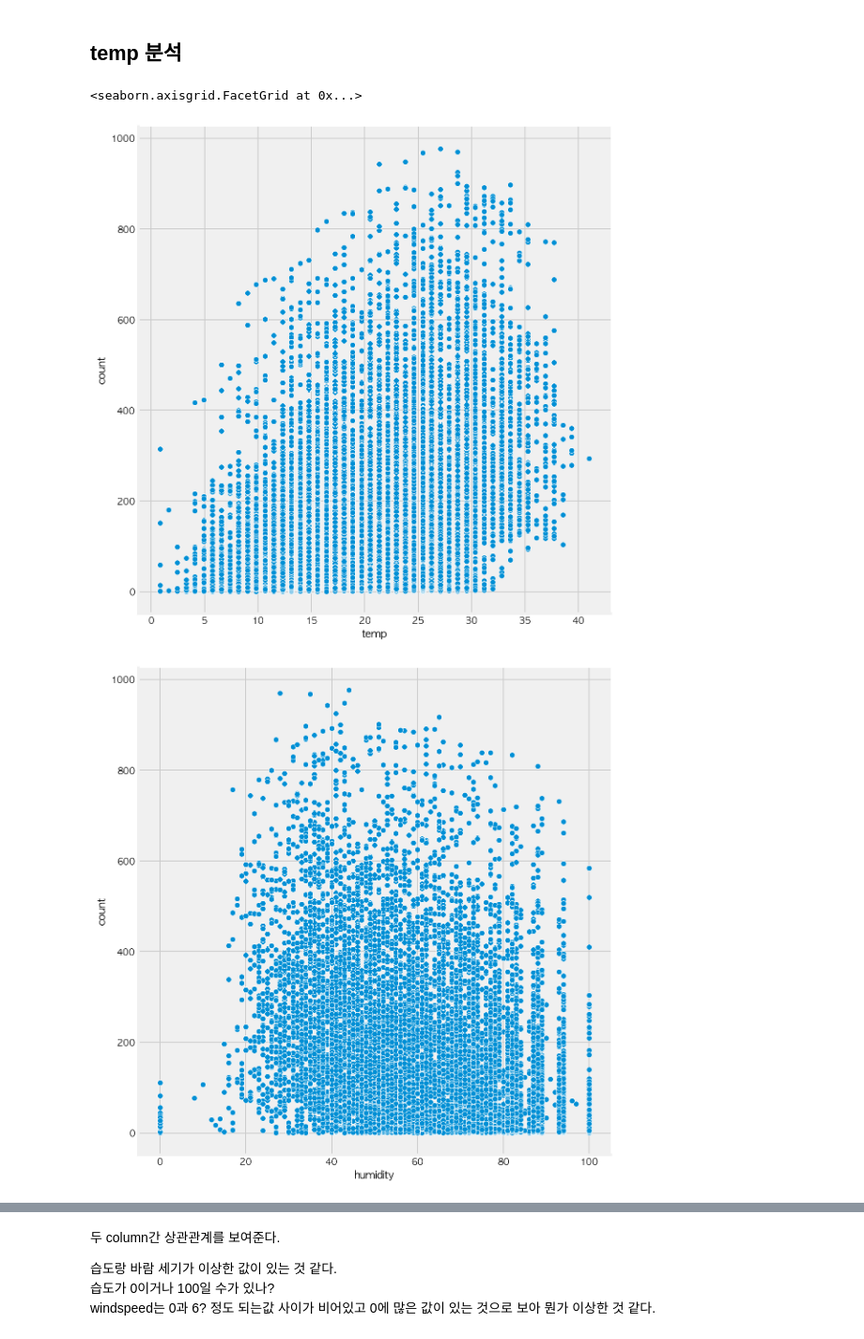
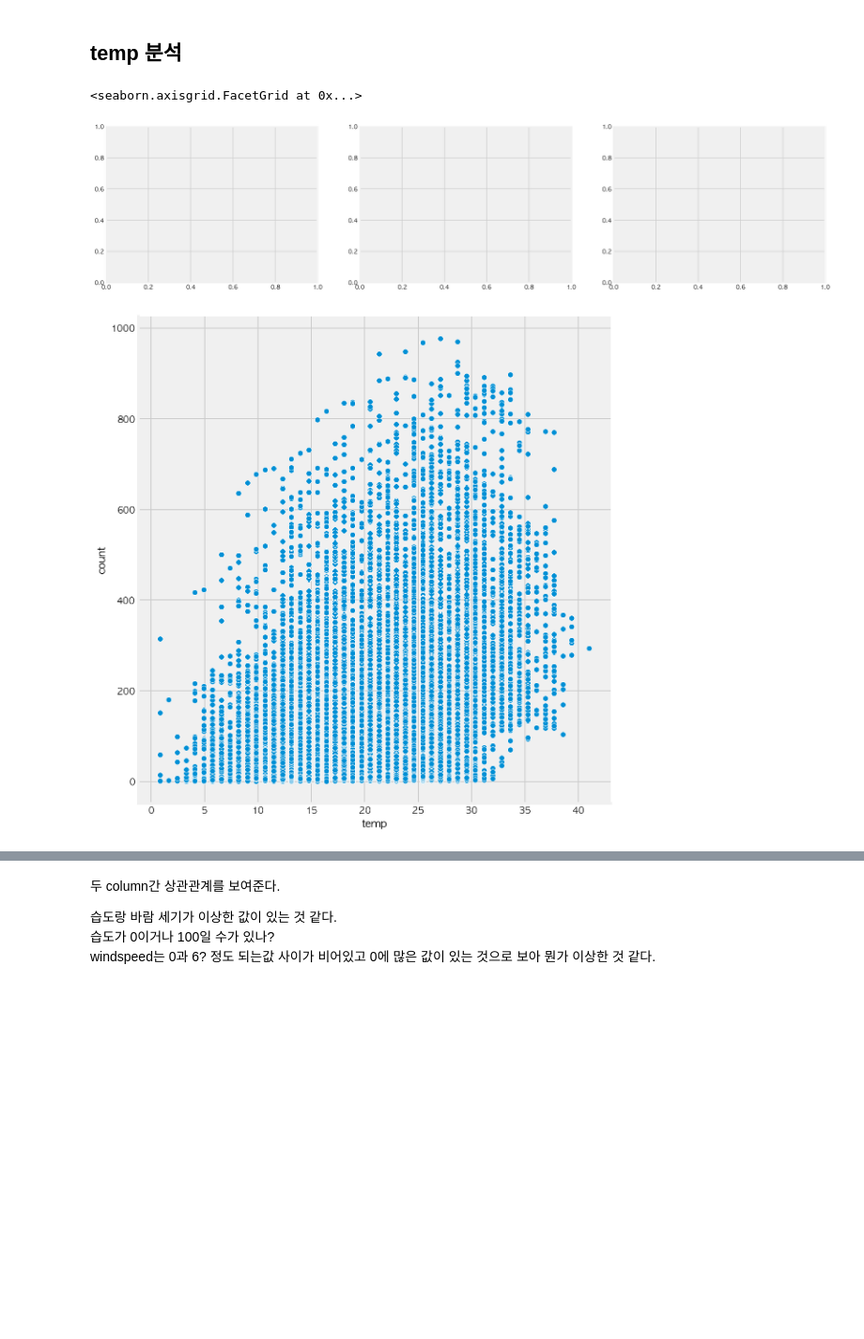
Before and after one commit to sue991/Kaggle, a Jupyter notebook: Compete/bike-sharing-demand/Data Analysis.ipynb, the cells around one changed output, grey strips where cells are left out. Shown at 94% size. Saved outputs shown, nothing was run; the diff lists cells and outputs as text; code cells hidden in the pictures; blank space fills up the shorter version.

```diff
--- a/Compete/bike-sharing-demand/Data Analysis.ipynb
+++ b/Compete/bike-sharing-demand/Data Analysis.ipynb
@@ -245,10 +245,12 @@ Text(0.5, 1.0, '날씨 별 대여량')
 # %% [markdown]
 ## temp 분석
 # %%
-sns.relplot(x="temp", y="count", height=8, data=train)
-sns.relplot(x="humidity", y="count", height=8, data=train)
-sns.relplot(x="windspeed", y="count", height=8, data=train)
+f, ax = plt.subplots(1,3, figsize=(20,5))
+
+sns.relplot(x="temp", y="count", height=8, data=train, ax=ax[0])
+sns.relplot(x="humidity", y="count", height=8, data=train, ax=ax[1])
+sns.relplot(x="windspeed", y="count", height=8, data=train, ax=ax[2])
 # %% [output]
 <seaborn.axisgrid.FacetGrid at 0x...>
-[figure, old version]
+[figure, new version]
-[figure, old version]
+[figure, new version]
```
Also changed, not shown: parts of 2 cells of this notebook, 3 other files.
